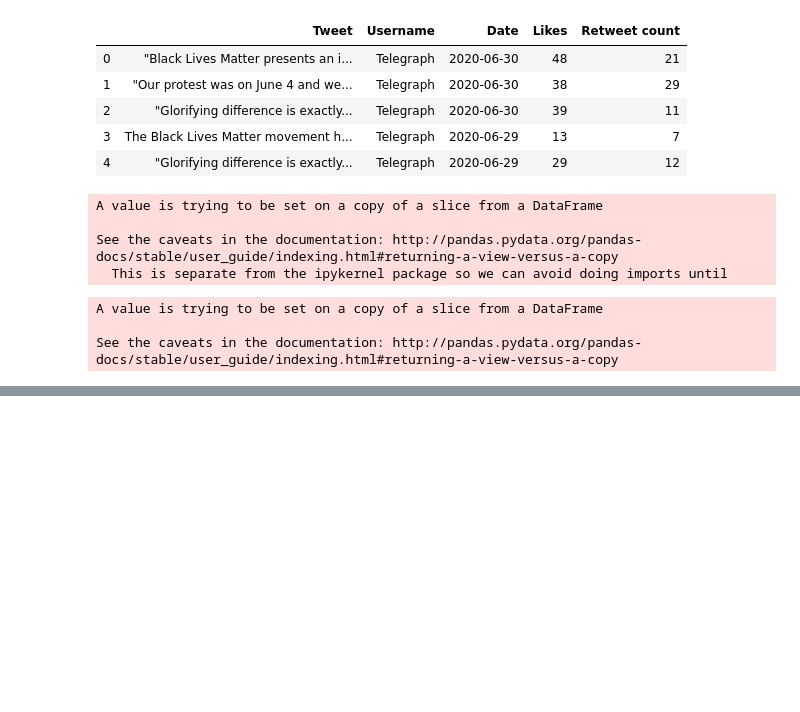
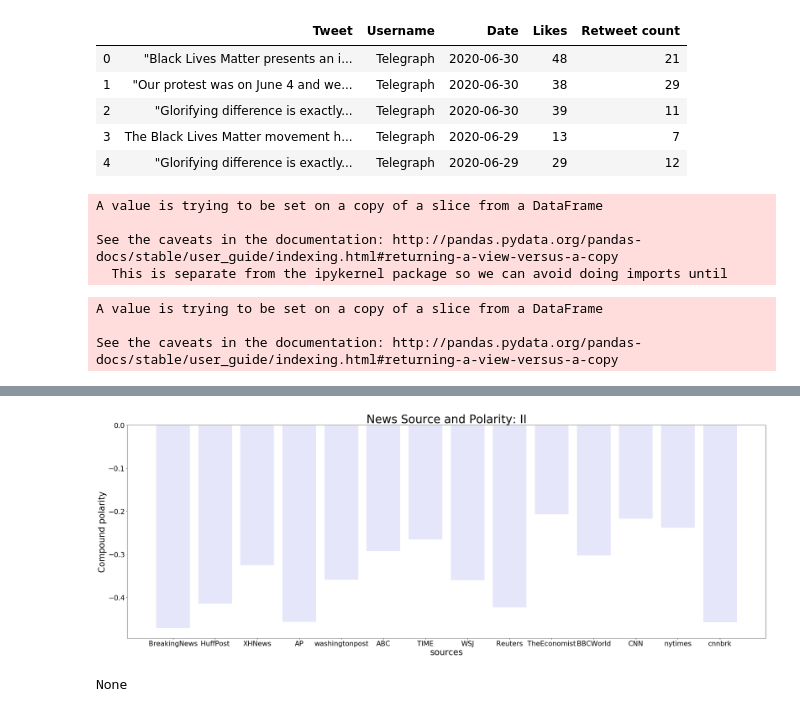
Before and after one commit to saum1500/Twitter-News-Sentiment-Analysis, a Jupyter notebook: Data Analysis and Visualization.ipynb, the cells around one changed output, grey strips where cells are left out. Saved outputs shown, nothing was run; the diff lists cells and outputs as text; code cells hidden in the pictures; blank space fills up the shorter version.

```diff
--- a/Data Analysis and Visualization.ipynb
+++ b/Data Analysis and Visualization.ipynb
@@ -115,12 +127,15 @@ plt.show()
 # %%
 # all the sources covered
 plt.figure(figsize=(35, 12))
 plt.bar(df_sentiment['News Source'][13:],df_sentiment['Average News Sentiment'][13:], color = "lavender")
 plt.xlabel("sources",fontsize = 26)
 plt.ylabel("Compound polarity", fontsize = 26)
 plt.title("News Source and Polarity: II", fontsize = 35)
 plt.tick_params(labelsize=21)
-plt.show()
+display(plt.show())
+# %% [output]
+[figure, added]
+None
 # %%
 # Cumulative of all of a feature on a given date
 def allFeatureOnDate(date, feature):
```
Also changed, not shown: parts of 6 cells of this notebook.
